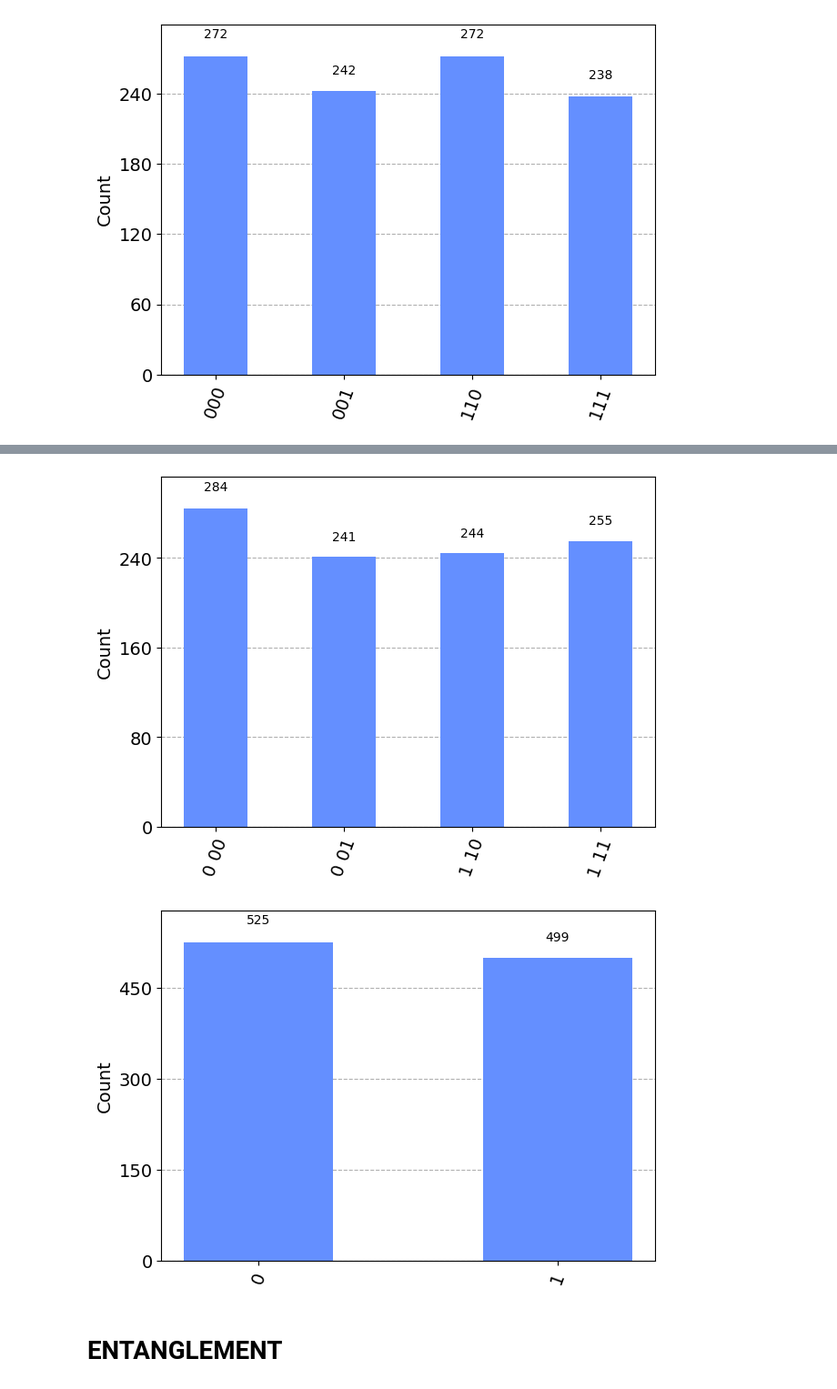
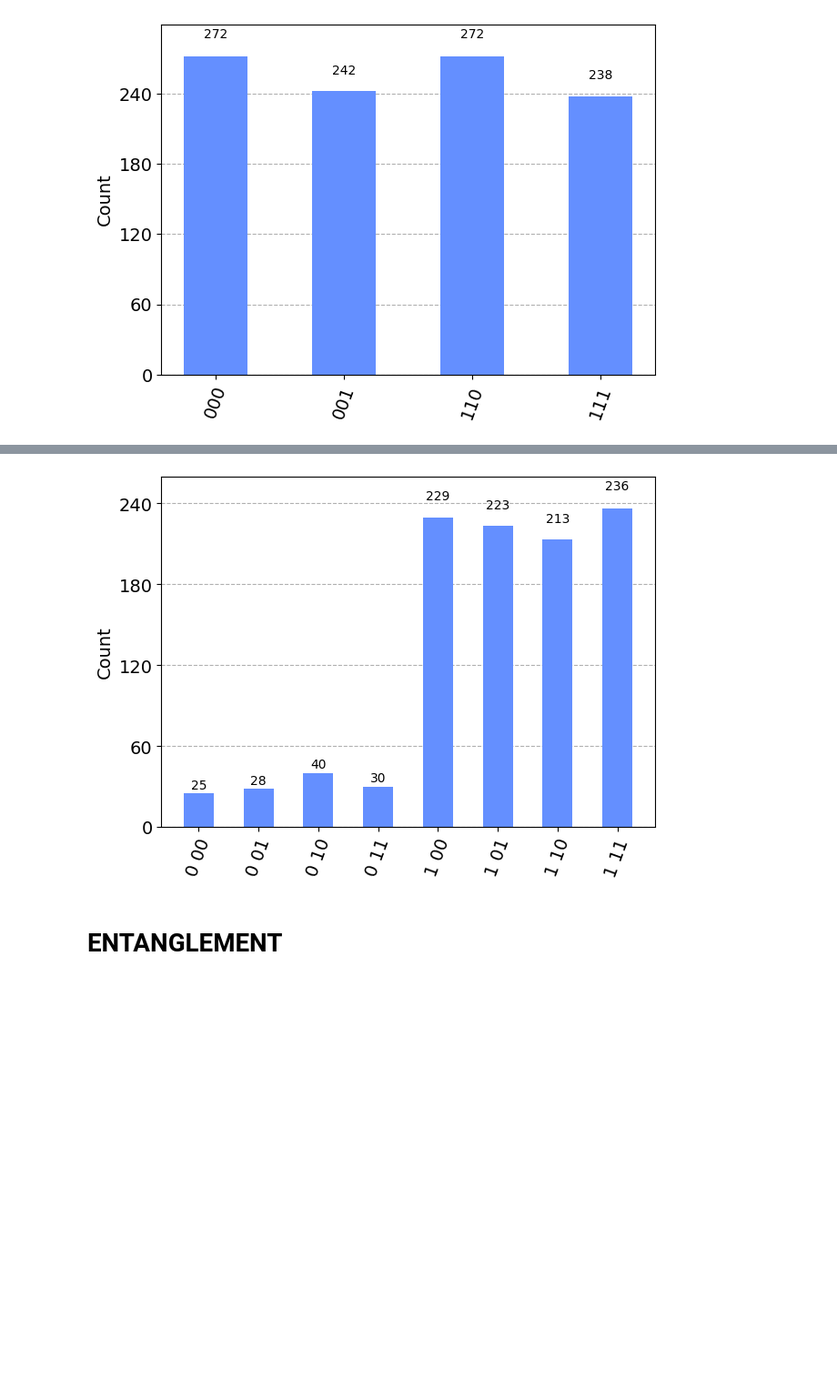
Before and after one commit to el-dAna/QC, a Jupyter notebook: hacathons/qrise_ibm.ipynb, the cells around one changed output, grey strips where cells are left out. Shown at 91% size. Saved outputs shown, nothing was run; the diff lists cells and outputs as text; code cells hidden in the pictures; blank space fills up the shorter version.

```diff
--- a/hacathons/qrise_ibm.ipynb
+++ b/hacathons/qrise_ibm.ipynb
@@ -89,6 +102,7 @@ array([[-0.25445346+0.j        , -0.33638719+0.9066957j ],
 # %%
 
-gate = XGate() #random_gate, XGate()
+gate = random_gate #random_gate, XGate()
+
 test_protocol = QuantumCircuit(state, A, B)
 
 state = QuantumRegister(1, "state")
@@ -99,8 +113,8 @@ BM = ClassicalRegister(1, "BM")
 protocol = QuantumCircuit(state, A, B, cr, BM)
 
 protocol.append(gate, state)
+protocol.h(A)
 protocol.cx(A, B)
-protocol.h(A)
 protocol.barrier()
 
 protocol.cx(state, A)
@@ -124,21 +138,20 @@ protocol.draw("mpl")
 # %%
 result = AerSimulator().run(protocol).result()
 statistics = result.get_counts()
 display(plot_histogram(statistics))
 #statevector = result.get_statevector()
 
-filtered_statistics = marginal_distribution(statistics, [2])
-display(plot_histogram(filtered_statistics))
+# filtered_statistics = marginal_distribution(statistics, [2])
+# display(plot_histogram(filtered_statistics))
 
 # # Get the state of qubit 3 by tracing out other qubits
 # qubit_3_state = statevector.reshape((2, 2, 2, 2, 2)).sum(axis=(0, 2, 3, 4))
 
 # # Print or visualize the state of qubit 3
 # print("State of qubit 3:", qubit_3_state)
 # plot_state_qsphere(qubit_3_state)  # Visualize the state on a Q-sphere
 # %% [output]
-[figure, old version]
+[figure, new version]
-[figure, removed]
 # %% [markdown]
 # ENTANGLEMENT
 # %%
```
Also changed, not shown: parts of 4 cells of this notebook, 1 other file.
